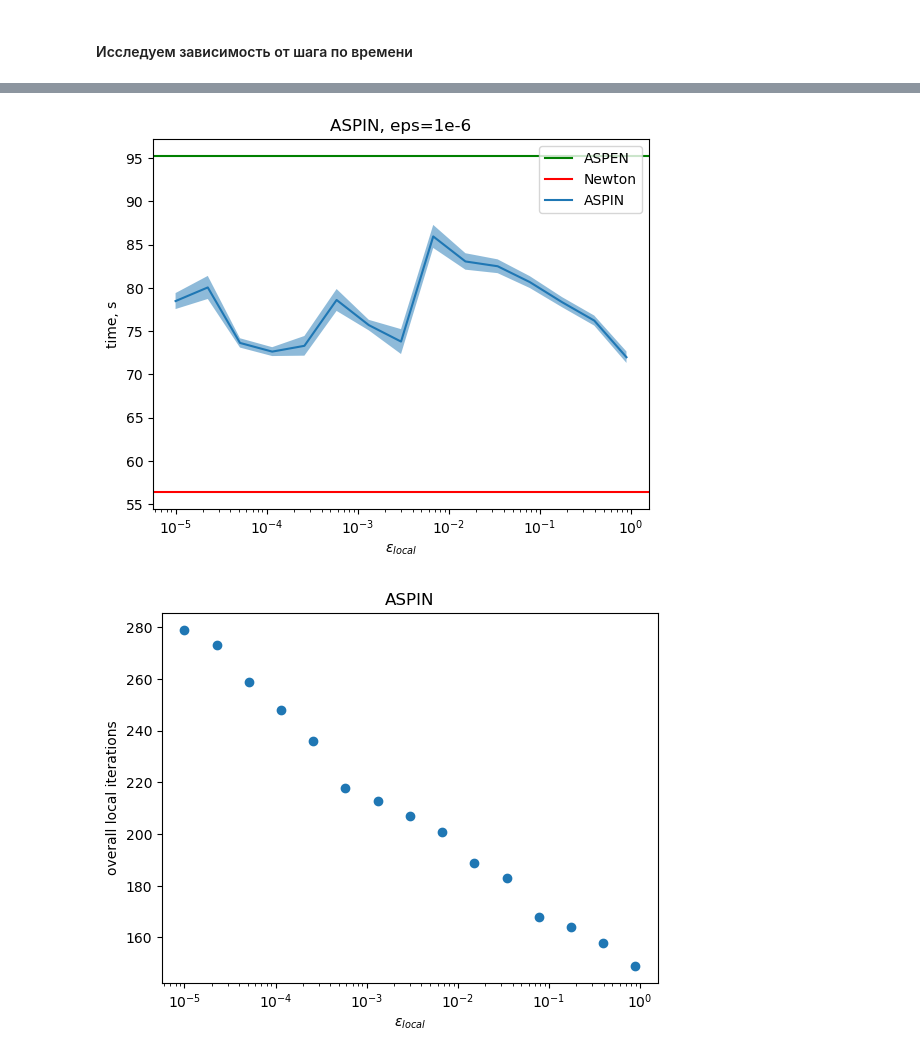
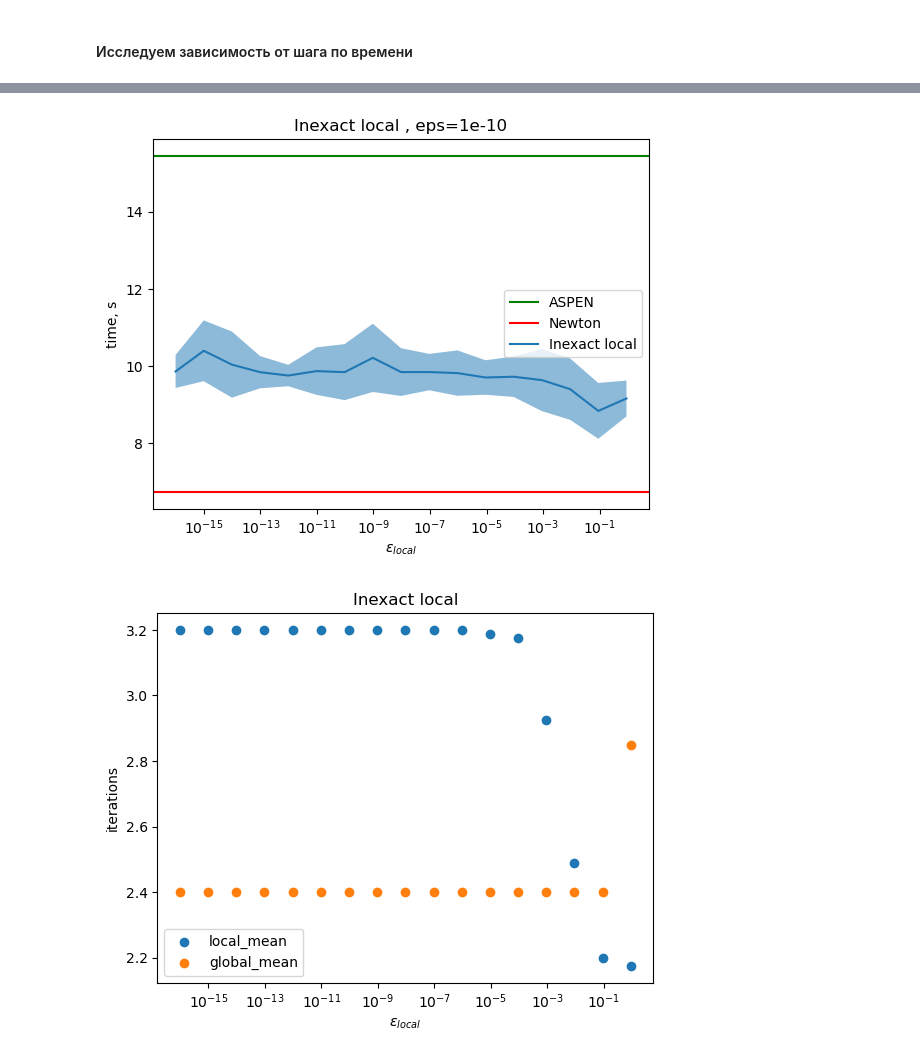
Before and after one commit to animih/aspen-study, a Jupyter notebook: one_phase_test1.ipynb, the cells around one changed output, grey strips where cells are left out. Saved outputs shown, nothing was run; the diff lists cells and outputs as text; code cells hidden in the pictures.

```diff
--- a/one_phase_test1.ipynb
+++ b/one_phase_test1.ipynb
@@ -189,32 +186,30 @@ plt.show()
 Берем ту же проблему, но теперь локальные подсистемы решаем с разной точностью
 # %%
-Nd = 5
-Nx = 5000
-Nt = 10
+Nd = 4
+Nx = 1000
+Nt = 20
 param ={'Nx': Nx, 'Nt' : Nt}
 x = np.linspace(0, 1, Nx)
 param ={'Nx': Nx, 'Nt' : Nt}
-D = Diffusion(Nx, 0.9, 1, 0.2e-1, model=model)
-x0 = np.exp(-x)*np.cos(3*np.pi/2*x)**2
-x0 = x0.reshape(-1, 1)
+D = Diffusion(Nx, 0.9, 1, 0.2e-2, model=model)
 
 prob = one_phase(D, param)
 solver = fxbd_1D(param, prob)
 solver.setBoundary(bd1, bd2)
-solver.setSources([0.7], [-0.8])
+solver.setSources([0.625], [-0.6])
 solver.setInitial(x0)
 # %%
 partion = pt.partion_equally(Nx, Nd)
-nl_solver = aspen(Nd, partion, crit_abs = 1e-6)
+nl_solver = aspen(Nd, partion, crit_abs = 1e-10)
 solver.setSolver(nl_solver)
 # %%
-time = np.zeros(15)
-delta = np.zeros(15)
-gb_iters = np.zeros((15, Nt))
-lc_iters = np.zeros((15, Nd, Nt))
+time = np.zeros(17)
+delta = np.zeros(17)
+gb_iters = np.zeros((17, Nt))
+lc_iters = np.zeros((17, Nd, Nt))
 
 i = 0
-for crit_rel in np.logspace(-5, -0.05, 15):
+for crit_rel in np.logspace(-16, -0.05, 17):
     nl_solver = aspen(Nd, partion, newton_crit_rel = crit_rel)
     solver.setSolver(nl_solver)
     _, mes, time[i], delta[i] = test(solver, sample_size=4)
@@ -244,27 +239,29 @@ mean aspen iterations:  3.2
 # %%
-crit_rel = np.logspace(-5, -0.05, 15)
+crit_rel = np.logspace(-16, -0.05, 17)
 
-plt.title('ASPIN, eps=1e-6')
+plt.title('Inexact local , eps=1e-10')
 plt.ylabel('time, s')
 plt.xlabel(r'$\varepsilon_{local}$')
 plt.xscale('log')
-plt.axhline(95.25, color='g', label='ASPEN')
-plt.axhline(56.42, color='r', label='Newton')
-plt.plot(crit_rel, time, label='ASPIN')
+plt.axhline(15.45, color='g', label='ASPEN')
+plt.axhline(6.729, color='r', label='Newton')
+plt.plot(crit_rel, time, label='Inexact local')
 plt.fill_between(crit_rel, time+np.sqrt(delta),
                 time-np.sqrt(delta), alpha=0.5)
 plt.savefig('./data/Diff0_I_time', dpi=400)
 plt.legend()
 plt.show()
 
-plt.title('ASPIN')
-plt.ylabel('overall local iterations')
+plt.title('Inexact local')
+plt.ylabel('iterations')
 plt.xlabel(r'$\varepsilon_{local}$')
 plt.xscale('log')
-plt.scatter(crit_rel, np.sum(np.sum(lc_iters, axis = 1), axis = 1))
+plt.scatter(crit_rel, np.mean(np.mean(lc_iters, axis = 2), axis = 1), label='local')
+plt.scatter(crit_rel, np.mean(gb_iters, axis = 1), label='global_mean')
+plt.legend()
 plt.savefig('./data/Diff0_I_lc_iters', dpi=400)
 plt.show()
 # %% [output]
-[figure, old version]
+[figure, new version]
-[figure, old version]
+[figure, new version]
 # %%
```
Also changed, not shown: parts of 20 cells of this notebook, 28 other files.
